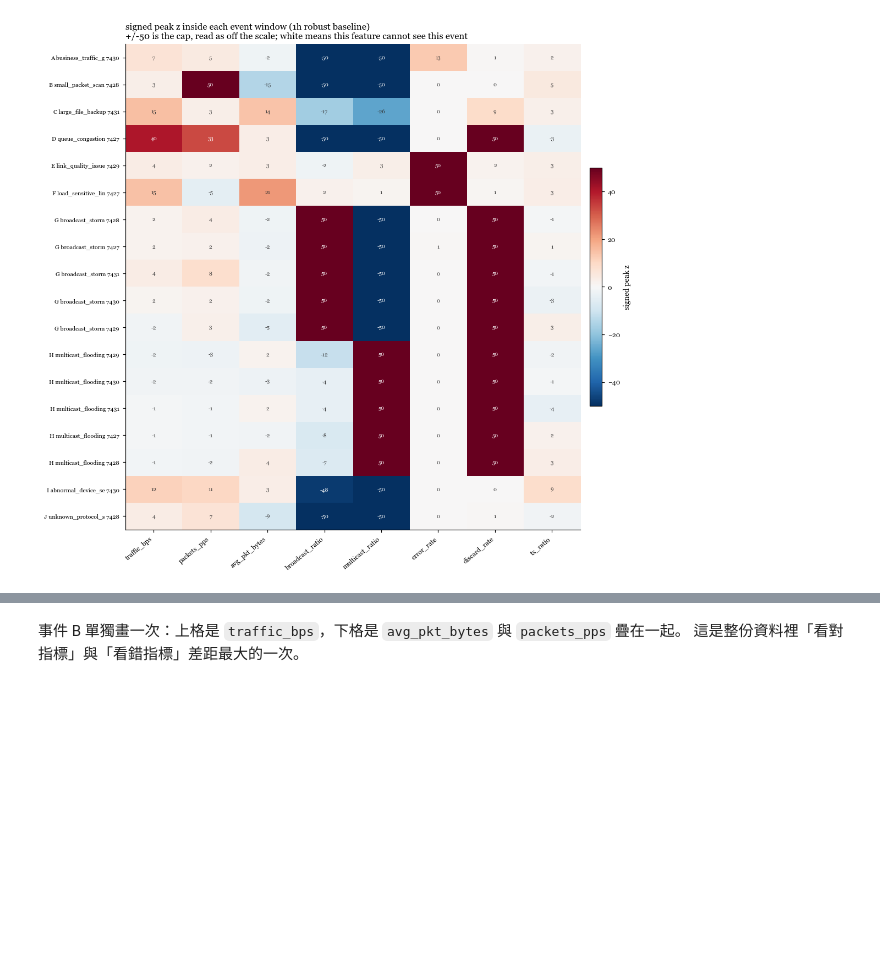
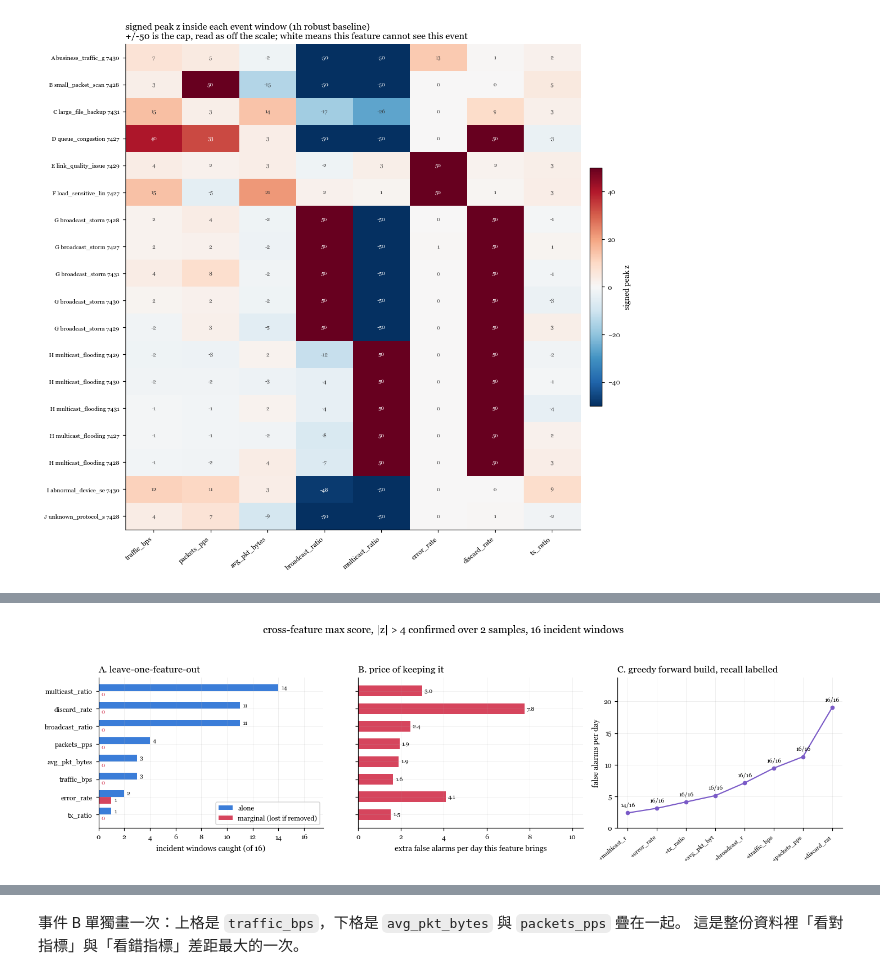
Before and after one commit to kevin880987/aiops-anomaly-zero-to-hero, a Jupyter notebook: labs/workshop/01_network_traffic_feature_engineering.ipynb, the cells around one changed output, grey strips where cells are left out. Cells and saved outputs as stored; diff of their text form; code cells hidden in the pictures; blank space fills up the shorter version.

```diff
--- a/labs/workshop/01_network_traffic_feature_engineering.ipynb
+++ b/labs/workshop/01_network_traffic_feature_engineering.ipynb
@@ -1038,0 +1051,98 @@ plt.show()
+# %%
+# 消融實驗：把八個特徵合成一個 score_max，逐一拿掉，量事件召回掉多少。
+ABL_TH, ABL_CONSEC = 4.0, 2
+
+abl_truth = truth_mask(scored, events).to_numpy()
+abl_port = scored["port_id"].to_numpy()
+abl_z = {c: np.nan_to_num(scored["z_" + c].abs().to_numpy(), nan=-1.0) for c in FEATURES}
+abl_span_days = (scored["timestamp"].max() - scored["timestamp"].min()).total_seconds() / 86400
+abl_windows = [
+    np.flatnonzero(((scored["port_id"] == e.port_id)
+                    & (scored["timestamp"] >= e.start)
+                    & (scored["timestamp"] <= e.end)).to_numpy())
+    for e in incidents.itertuples()
+]
+
+
+def abl_audit(cols):
+    """cross-feature max -> N 連續確認 -> (抓到的 incident 視窗數, 每日誤報筆數)。"""
+    if not cols:
+        return 0, 0.0
+    breach = pd.Series(np.vstack([abl_z[c] for c in cols]).max(axis=0) > ABL_TH)
+    ok = np.ones(len(breach), dtype=bool)
+    for k in range(ABL_CONSEC):
+        ok &= breach.groupby(abl_port).shift(k).fillna(False).to_numpy().astype(bool)
+    caught = sum(1 for idx in abl_windows if ok[idx].any())
+    return caught, ok[~abl_truth].sum() / abl_span_days
+
+
+full_recall, full_fp = abl_audit(FEATURES)
+rows = []
+for c in FEATURES:
+    loo_r, loo_fp = abl_audit([f for f in FEATURES if f != c])
+    solo_r, _ = abl_audit([c])
+    rows.append({"feature": c, "solo": solo_r, "marginal": full_recall - loo_r,
+                 "fp_added": full_fp - loo_fp})
+abl = pd.DataFrame(rows).sort_values(["solo", "marginal"]).reset_index(drop=True)
+
+# 貪婪前向選取：每次加入使召回最高、誤報最低的那一欄。
+picked, pool, path = [], list(FEATURES), []
+while pool:
+    best = max(pool, key=lambda c: (abl_audit(picked + [c])[0], -abl_audit(picked + [c])[1]))
+    picked.append(best)
+    pool.remove(best)
+    r, f = abl_audit(picked)
+    path.append({"n": len(picked), "added": best, "recall": r, "fp_per_day": f})
+path = pd.DataFrame(path)
+enough = path[path["recall"] == path["recall"].max()].iloc[0]
+
+print(f"all {len(FEATURES)} features: {full_recall}/{len(abl_windows)} incident windows, "
+      f"{full_fp:.1f} false alarms/day")
+print(f"first {int(enough['n'])} picked ({', '.join(path['added'][:int(enough['n'])])}): "
+      f"{int(enough['recall'])}/{len(abl_windows)}, {enough['fp_per_day']:.1f} false alarms/day")
+
+fig, axes = plt.subplots(1, 3, figsize=(13.2, 3.8))
+y = np.arange(len(abl))
+h = 0.38
+
+axes[0].barh(y + h / 2, abl["solo"], height=h, color=PALETTE["signal"], label="alone")
+axes[0].barh(y - h / 2, abl["marginal"], height=h, color=PALETTE["alert"],
+             label="marginal (lost if removed)")
+for n, (s, m) in enumerate(zip(abl["solo"], abl["marginal"])):
+    axes[0].text(s + 0.2, n + h / 2, str(s), va="center", fontsize=7)
+    axes[0].text(m + 0.2, n - h / 2, str(m), va="center", fontsize=7,
+                 color=PALETTE["alert"] if m == 0 else "#333333")
+axes[0].set_yticks(y)
+axes[0].set_yticklabels(abl["feature"], fontsize=8)
+axes[0].set_xlim(0, len(abl_windows) + 1.5)
+axes[0].set_xlabel(f"incident windows caught (of {len(abl_windows)})")
+axes[0].set_title("A. leave-one-feature-out")
+axes[0].legend(loc="lower right")
+
+axes[1].barh(y, abl["fp_added"], height=0.6, color=PALETTE["alert"])
+for n, v in enumerate(abl["fp_added"]):
+    axes[1].text(v + 0.1, n, f"{v:.1f}", va="center", fontsize=7)
+axes[1].set_yticks(y)
+axes[1].set_yticklabels([])
+axes[1].set_ylim(axes[0].get_ylim())
+axes[1].set_xlim(0, abl["fp_added"].max() * 1.35)
+axes[1].set_xlabel("extra false alarms per day this feature brings")
+axes[1].set_title("B. price of keeping it")
+
+axes[2].plot(path["n"], path["fp_per_day"], marker="o", ms=4,
+             color=PALETTE["score"], lw=1.4)
+for r in path.itertuples():
+    axes[2].annotate(f"{r.recall}/{len(abl_windows)}", (r.n, r.fp_per_day),
+                     textcoords="offset points", xytext=(0, 7), ha="center", fontsize=7)
+axes[2].set_xticks(path["n"])
+axes[2].set_xticklabels([f"+{a[:11]}" for a in path["added"]], rotation=40,
+                        ha="right", fontsize=7)
+axes[2].set_ylim(0, path["fp_per_day"].max() * 1.25)
+axes[2].set_ylabel("false alarms per day")
+axes[2].set_title("C. greedy forward build, recall labelled")
+
+fig.suptitle(f"cross-feature max score, |z| > {ABL_TH:.0f} confirmed over "
+             f"{ABL_CONSEC} samples, {len(abl_windows)} incident windows", y=1.05)
+fig.tight_layout()
+plt.show()
+# %% [output]
@@ -1038,0 +1151 @@ plt.show()
+[figure, added]
```
Also changed, not shown: parts of 3 cells of this notebook, 8 other files.
